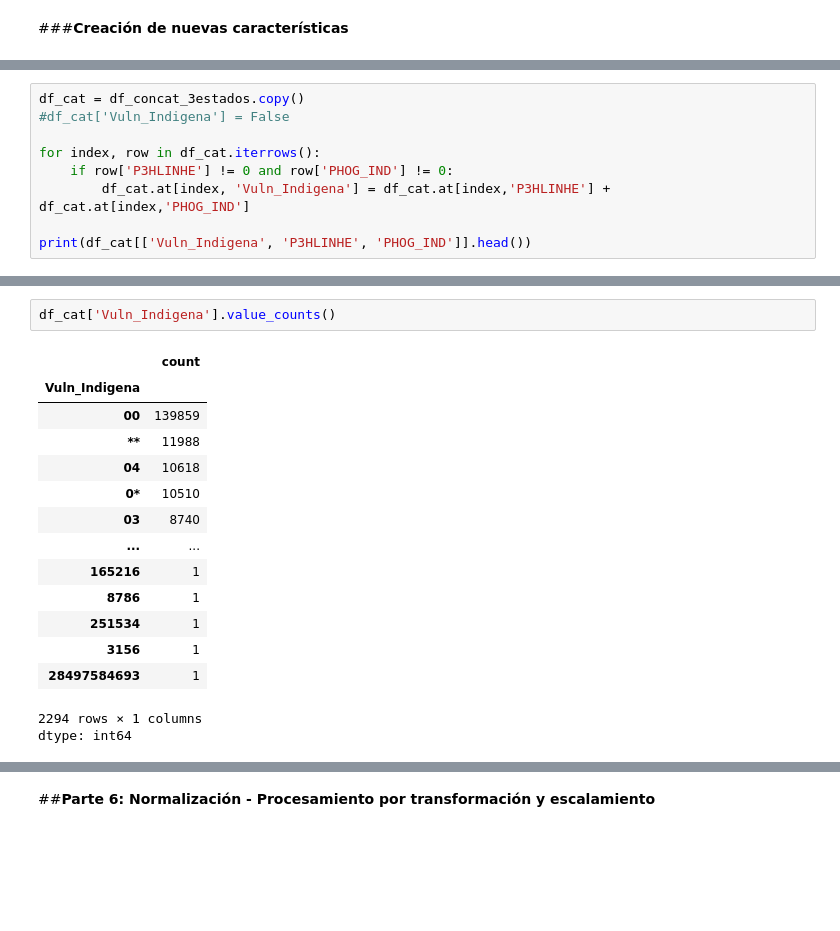
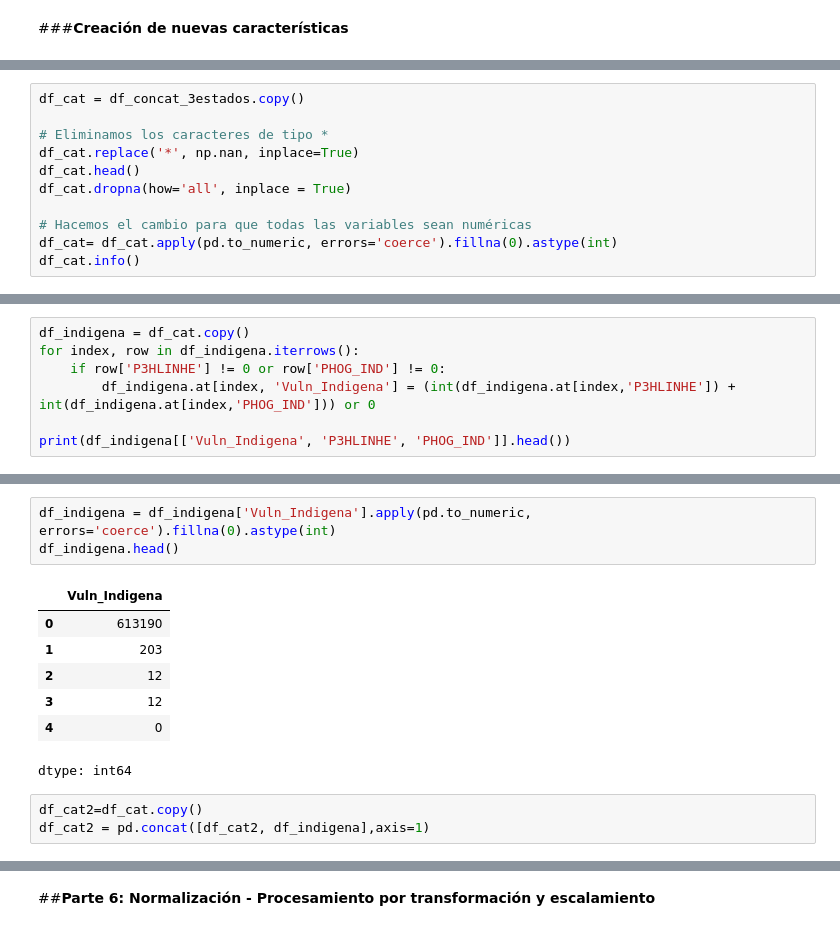
Before and after one commit to LH-1169213/IslasDeCalor, a Jupyter notebook: EDA_SCITEL_INEGI_Avance_2.ipynb, the cells around one changed output, grey strips where cells are left out. Cells and saved outputs as stored; diff of their text form; blank space fills up the shorter version.

```diff
--- a/EDA_SCITEL_INEGI_Avance_2.ipynb
+++ b/EDA_SCITEL_INEGI_Avance_2.ipynb
@@ -1062,0 +1051,11 @@ vuln_disc_lim_columns = ['PCON_DISC', 'PCON_LIMI']
+# %%
+df_cat = df_concat_3estados.copy()
+
+# Eliminamos los caracteres de tipo *
+df_cat.replace('*', np.nan, inplace=True)
+df_cat.head()
+df_cat.dropna(how='all', inplace = True)
+
+# Hacemos el cambio para que todas las variables sean numéricas
+df_cat= df_cat.apply(pd.to_numeric, errors='coerce').fillna(0).astype(int)
+df_cat.info()
@@ -1063,10 +1068,8 @@ vuln_disc_lim_columns = ['PCON_DISC', 'PCON_LIMI']
 # %%
-df_cat = df_concat_3estados.copy()
-#df_cat['Vuln_Indigena'] = False
+df_indigena = df_cat.copy()
+for index, row in df_indigena.iterrows():
+    if row['P3HLINHE'] != 0 or row['PHOG_IND'] != 0:
+        df_indigena.at[index, 'Vuln_Indigena'] = (int(df_indigena.at[index,'P3HLINHE']) + int(df_indigena.at[index,'PHOG_IND'])) or 0
 
-for index, row in df_cat.iterrows():
-    if row['P3HLINHE'] != 0 and row['PHOG_IND'] != 0:
-        df_cat.at[index, 'Vuln_Indigena'] = df_cat.at[index,'P3HLINHE'] + df_cat.at[index,'PHOG_IND']
-
-print(df_cat[['Vuln_Indigena', 'P3HLINHE', 'PHOG_IND']].head())
+print(df_indigena[['Vuln_Indigena', 'P3HLINHE', 'PHOG_IND']].head())
 # %% [output]
@@ -1107,18 +1082,14 @@ dtype: int64
-# %%
-df_cat['Vuln_Indigena'].value_counts()
-# %% [output]
-|  | count |
-| Vuln_Indigena |  |
-| 00 | 139859 |
-| ** | 11988 |
-| 04 | 10618 |
-| 0* | 10510 |
-| 03 | 8740 |
-| ... | ... |
-| 165216 | 1 |
-| 8786 | 1 |
-| 251534 | 1 |
-| 3156 | 1 |
-| 28497584693 | 1 |
-2294 rows × 1 columns
-dtype: int64
+# %%
+df_indigena = df_indigena['Vuln_Indigena'].apply(pd.to_numeric, errors='coerce').fillna(0).astype(int)
+df_indigena.head()
+# %% [output]
+|  | Vuln_Indigena |
+| 0 | 613190 |
+| 1 | 203 |
+| 2 | 12 |
+| 3 | 12 |
+| 4 | 0 |
+dtype: int64
+# %%
+df_cat2=df_cat.copy()
+df_cat2 = pd.concat([df_cat2, df_indigena],axis=1)
```
Also changed, not shown: parts of 8 cells of this notebook.
